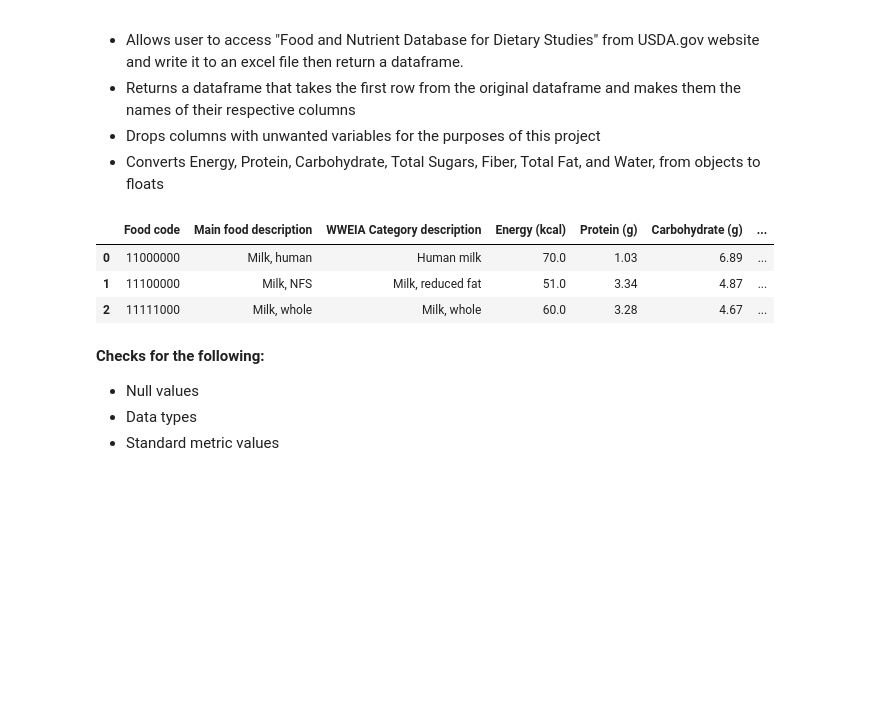
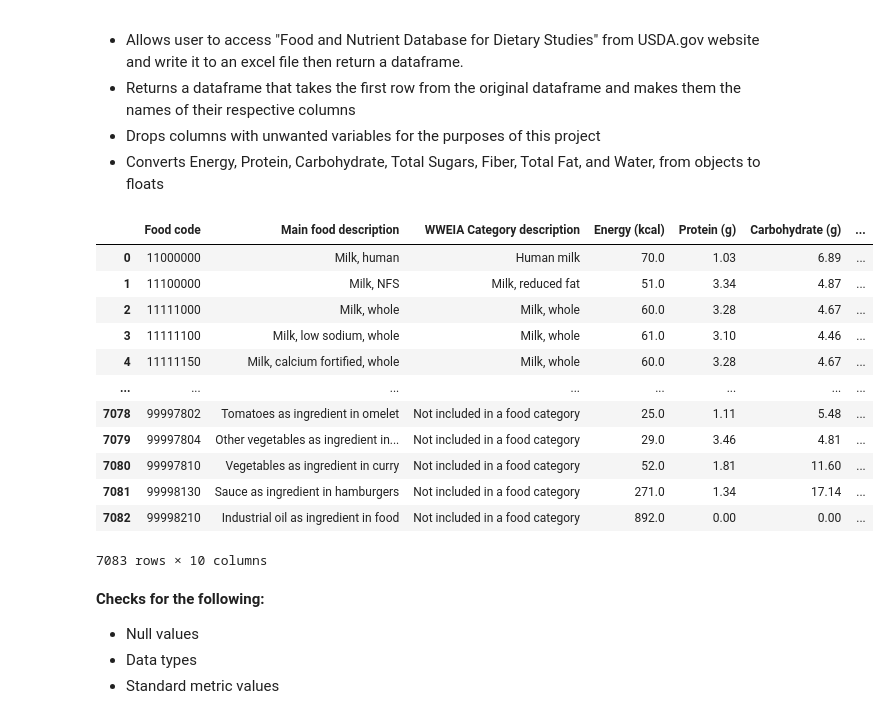
Before and after one commit to Jason-R-Turner/food-nutrient-clustering-project, a Jupyter notebook: final_report_food_project.ipynb, the cells around one changed output. Saved outputs shown, nothing was run; the diff lists cells and outputs as text; code cells hidden in the pictures; blank space fills up the shorter version.

```diff
--- a/final_report_food_project.ipynb
+++ b/final_report_food_project.ipynb
@@ -40,12 +40,20 @@ import util
 # %%
 # Combines get_food_data, first_row_to_col_head, drop_cols, and object_to_int functions to acquire and return a prepared dataframe.
 df = wrangle.wrangle_food()
-df.head(3)
 # %% [output]
 |  | Food code | Main food description | WWEIA Category description | Energy (kcal) | Protein (g) | Carbohydrate (g) | ... |
 | 0 | 11000000 | Milk, human | Human milk | 70.0 | 1.03 | 6.89 | ... |
 | 1 | 11100000 | Milk, NFS | Milk, reduced fat | 51.0 | 3.34 | 4.87 | ... |
 | 2 | 11111000 | Milk, whole | Milk, whole | 60.0 | 3.28 | 4.67 | ... |
+| 3 | 11111100 | Milk, low sodium, whole | Milk, whole | 61.0 | 3.10 | 4.46 | ... |
+| 4 | 11111150 | Milk, calcium fortified, whole | Milk, whole | 60.0 | 3.28 | 4.67 | ... |
+| ... | ... | ... | ... | ... | ... | ... | ... |
+| 7078 | 99997802 | Tomatoes as ingredient in omelet | Not included in a food category | 25.0 | 1.11 | 5.48 | ... |
+| 7079 | 99997804 | Other vegetables as ingredient in... | Not included in a food category | 29.0 | 3.46 | 4.81 | ... |
+| 7080 | 99997810 | Vegetables as ingredient in curry | Not included in a food category | 52.0 | 1.81 | 11.60 | ... |
+| 7081 | 99998130 | Sauce as ingredient in hamburgers | Not included in a food category | 271.0 | 1.34 | 17.14 | ... |
+| 7082 | 99998210 | Industrial oil as ingredient in food | Not included in a food category | 892.0 | 0.00 | 0.00 | ... |
+7083 rows × 10 columns
 # %% [markdown]
 **Checks for the following:**
 - Null values
```
Also changed, not shown: parts of 79 cells of this notebook, 1 other file.
